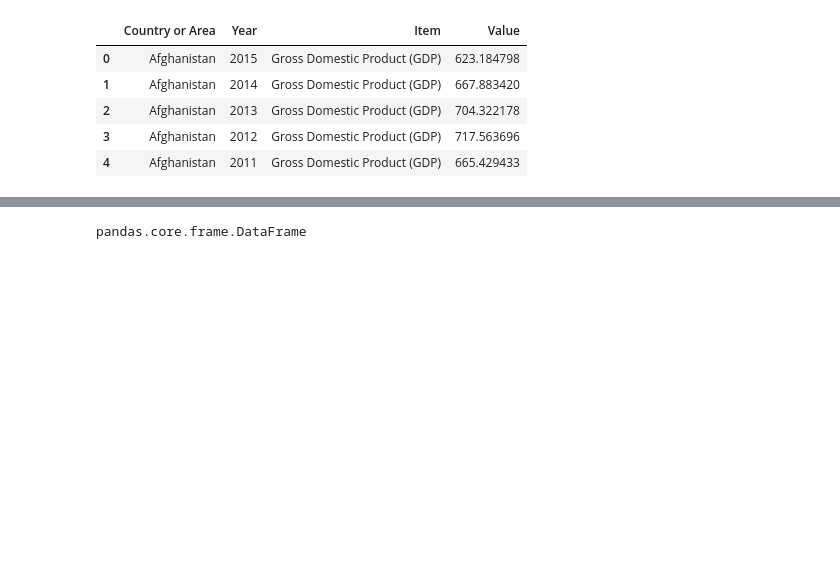
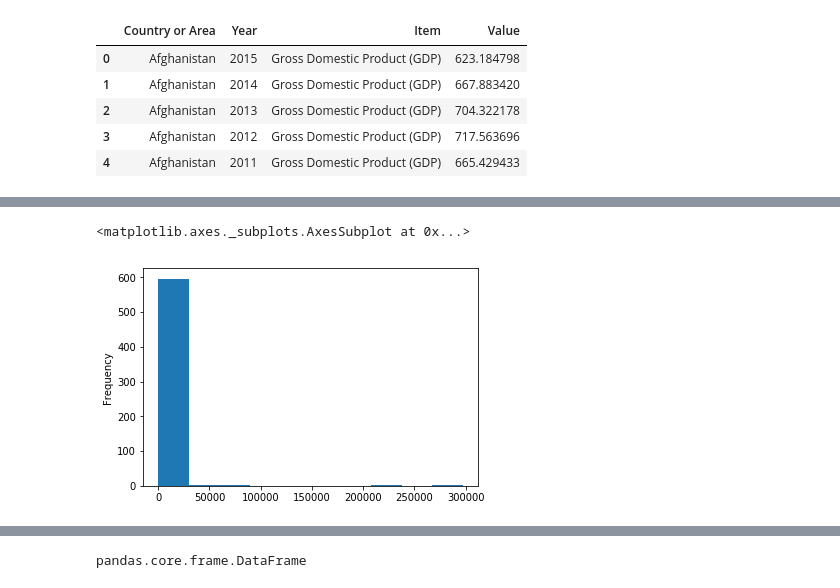
Before and after one commit to smitamisra/StrikingRobo_Earthquakes, a Jupyter notebook: DG_DQ3.ipynb, the cells around one changed output, grey strips where cells are left out. Saved outputs shown, nothing was run; the diff lists cells and outputs as text; code cells hidden in the pictures; blank space fills up the shorter version.

```diff
--- a/DG_DQ3.ipynb
+++ b/DG_DQ3.ipynb
@@ -427,0 +515,5 @@ pop.head()
+# %%
+earthquakes['Total Deaths'].plot.hist()
+# %% [output]
+<matplotlib.axes._subplots.AxesSubplot at 0x...>
+[figure, added]
```
Also changed, not shown: parts of 86 cells of this notebook, 9 other files.
